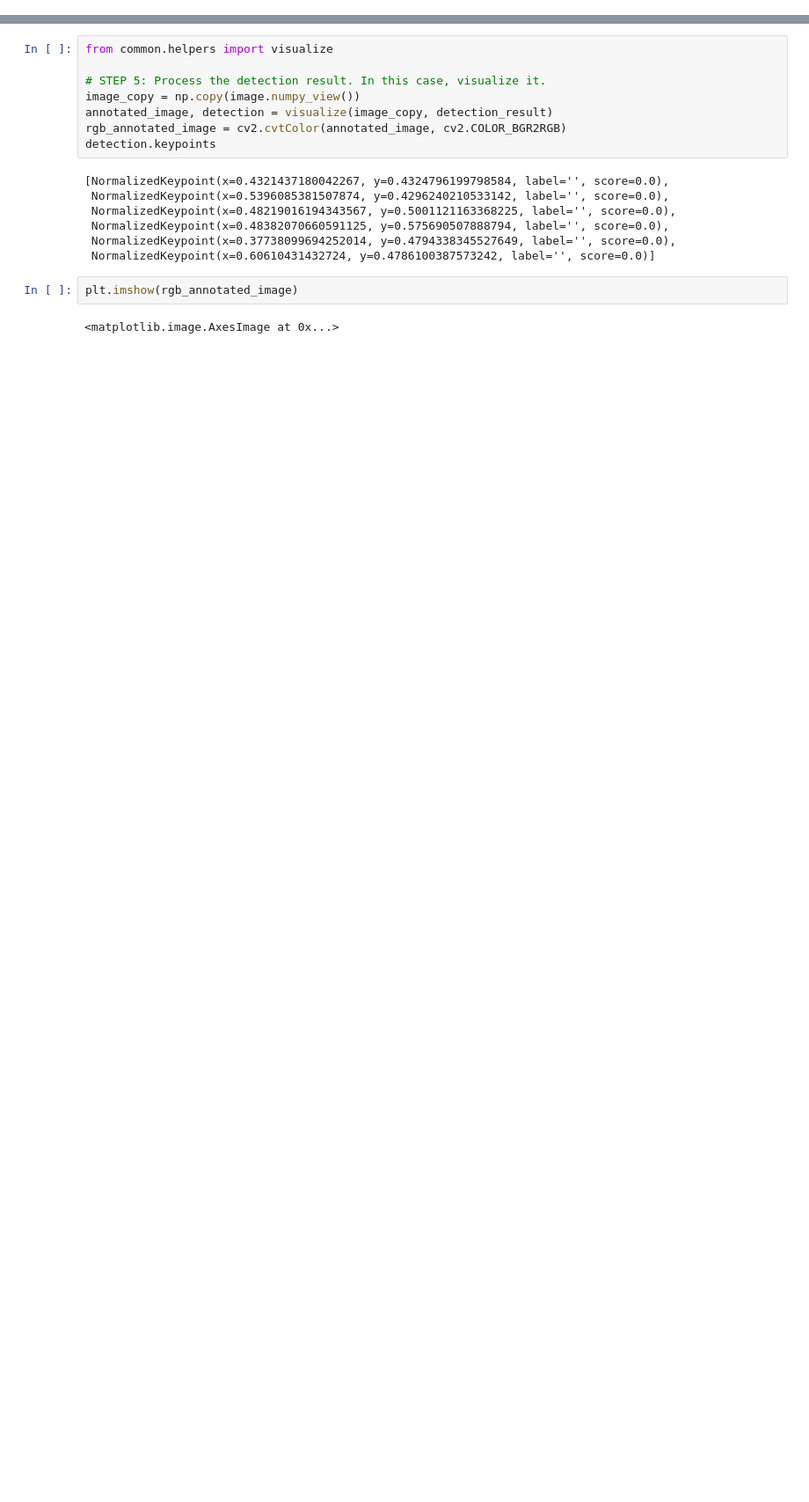
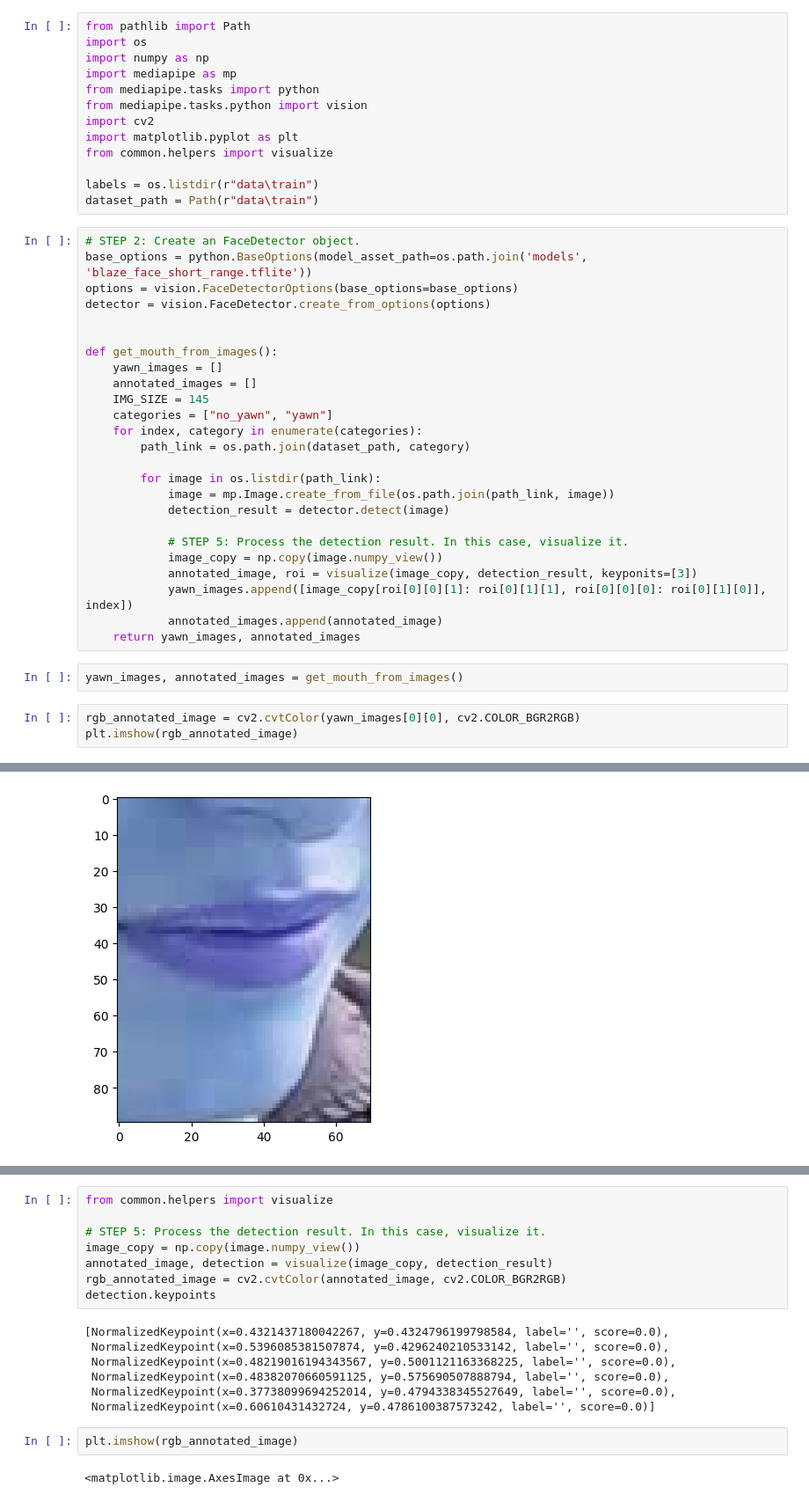
Before and after one commit to Arczi4/fatigue-state-detection, a Jupyter notebook: eye_mouth_detection.ipynb, the cells around one changed output, grey strips where cells are left out. Shown: that part at 88% size. Cells and saved outputs as stored; diff of their text form; blank space fills up the shorter version.

Commit message:
Added functionality to cropped image of roi of mouth

```diff
--- a/eye_mouth_detection.ipynb
+++ b/eye_mouth_detection.ipynb
@@ -0,0 +1,44 @@
+# %%
+from pathlib import Path
+import os
+import numpy as np
+import mediapipe as mp
+from mediapipe.tasks import python
+from mediapipe.tasks.python import vision
+import cv2
+import matplotlib.pyplot as plt
+from common.helpers import visualize
+
+labels = os.listdir(r"data\train")
+dataset_path = Path(r"data\train")
+# %%
+# STEP 2: Create an FaceDetector object.
+base_options = python.BaseOptions(model_asset_path=os.path.join('models', 'blaze_face_short_range.tflite'))
+options = vision.FaceDetectorOptions(base_options=base_options)
+detector = vision.FaceDetector.create_from_options(options)
+
+
+def get_mouth_from_images():
+    yawn_images = []
+    annotated_images = []
+    IMG_SIZE = 145
+    categories = ["no_yawn", "yawn"]
+    for index, category in enumerate(categories):
+        path_link = os.path.join(dataset_path, category)
+
+        for image in os.listdir(path_link):
+            image = mp.Image.create_from_file(os.path.join(path_link, image))
+            detection_result = detector.detect(image)
+
+            # STEP 5: Process the detection result. In this case, visualize it.
+            image_copy = np.copy(image.numpy_view())
+            annotated_image, roi = visualize(image_copy, detection_result, keyponits=[3])
+            yawn_images.append([image_copy[roi[0][0][1]: roi[0][1][1], roi[0][0][0]: roi[0][1][0]], index])
+            annotated_images.append(annotated_image)
+    return yawn_images, annotated_images
+# %%
+yawn_images, annotated_images = get_mouth_from_images()
+# %%
+rgb_annotated_image = cv2.cvtColor(yawn_images[0][0], cv2.COLOR_BGR2RGB)
+plt.imshow(rgb_annotated_image)
+# %% [output]
@@ -0,0 +46 @@
+[figure, added]
```
Also changed, not shown: parts of 4 cells of this notebook, 2 other files.
